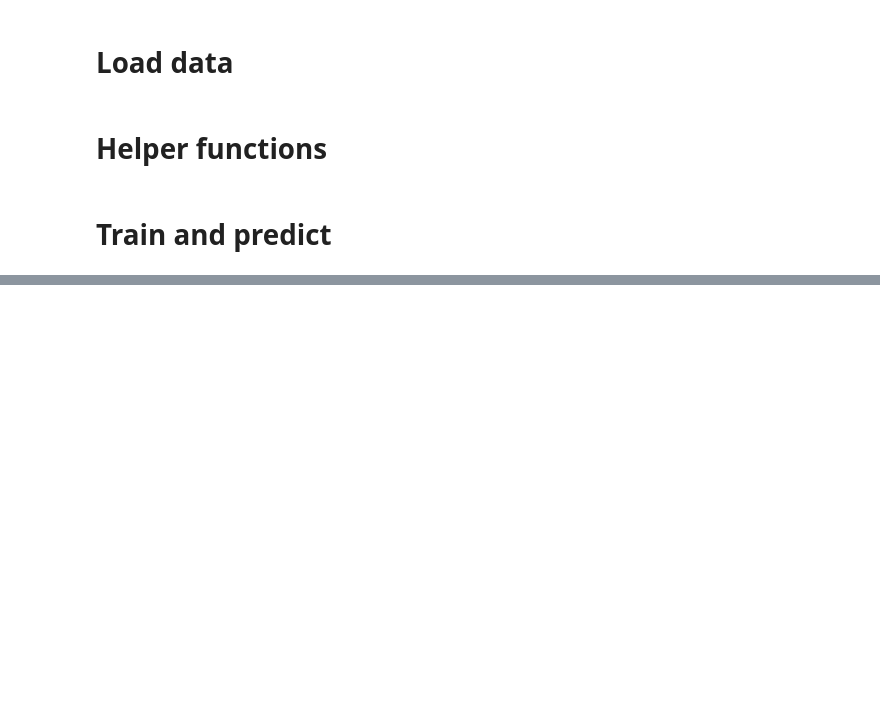
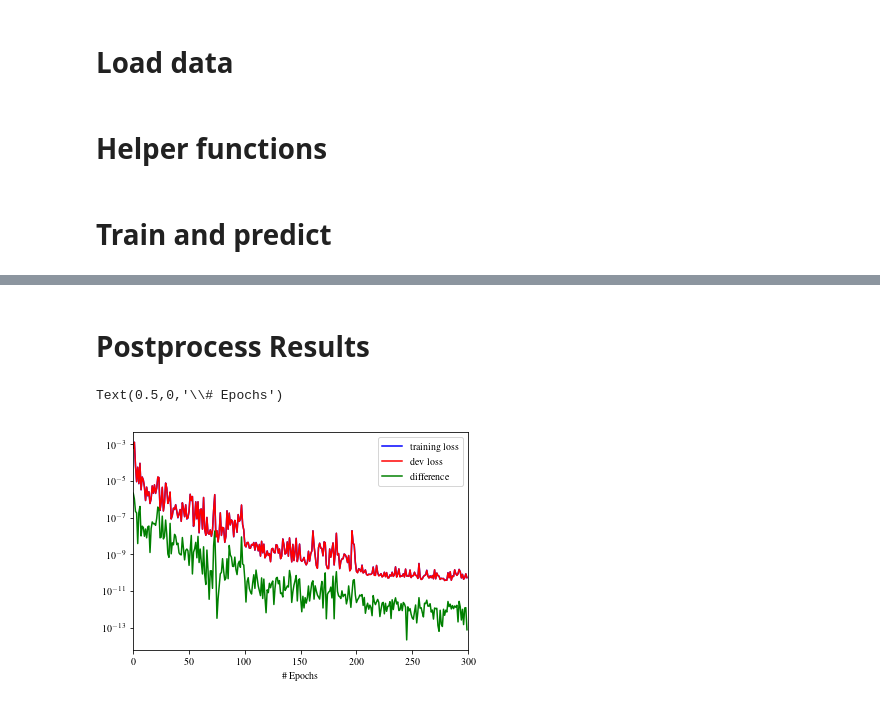
Before and after one commit to waitong94/nn_physical_concepts, a Jupyter notebook: analysis/chem.ipynb, the cells around one changed output, grey strips where cells are left out. Drawn from its saved outputs; the diff is of its cells as text; code cells hidden in the pictures; blank space fills up the shorter version.

```diff
--- a/analysis/chem.ipynb
+++ b/analysis/chem.ipynb
@@ -116 +213,15 @@ rc('text', usetex=True)
+# %% [markdown]
+# Postprocess Results
+# %%
+#Loss vs Epoch
+
+plt.semilogy(range(300),train_losses,'b',label='training loss')
+plt.semilogy(range(300),dev_losses,'r',label='dev loss')
+plt.semilogy(range(300),abs(np.array(train_losses)-np.array(dev_losses)),'g',label='difference')
+plt.legend()
+plt.xlim(0,300)
+plt.xlabel(r'\# Epochs')
+# %% [output]
+Text(0.5,0,'\\# Epochs')
+[figure, added]
 # %%
```
Also changed, not shown: parts of 19 cells of this notebook, 8 other files.
